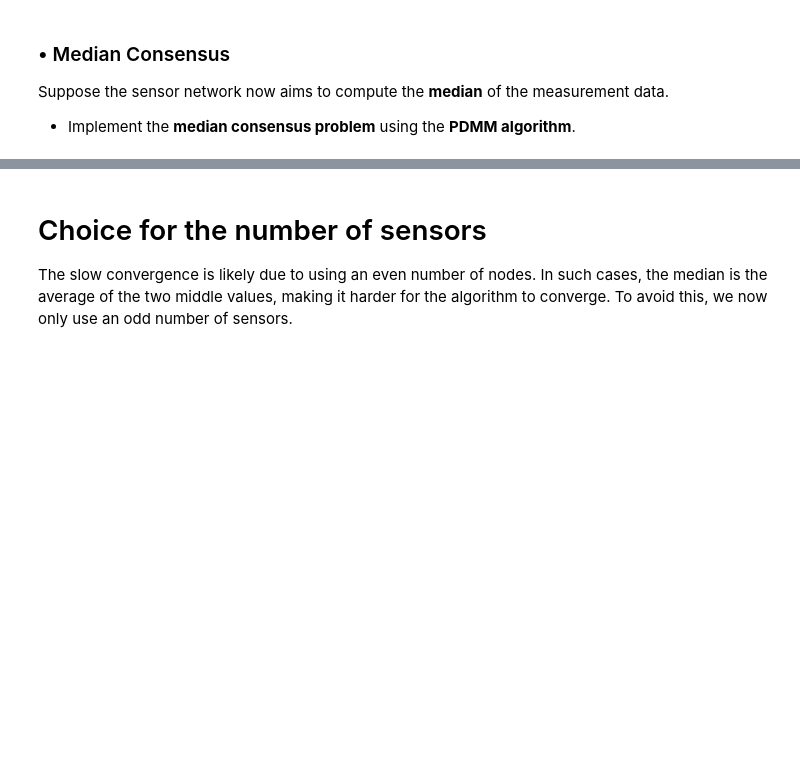
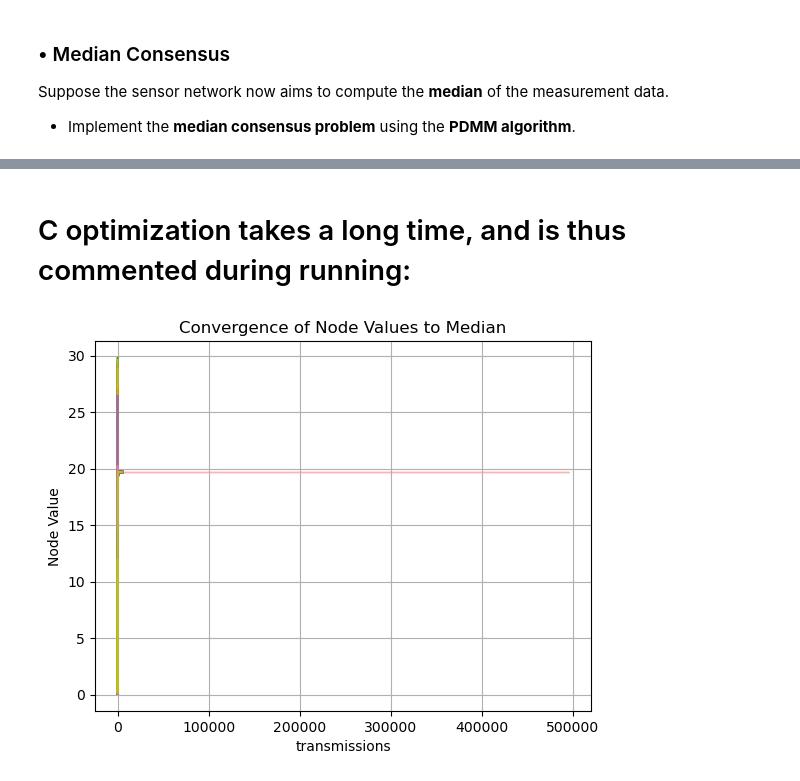
Before and after one commit to JoostJ9/EE4540-Jaspers-Hayaty, a Jupyter notebook: ee4540-assignment3.ipynb, the cells around one changed output, grey strips where cells are left out. Saved outputs shown, nothing was run; the diff lists cells and outputs as text; code cells hidden in the pictures; blank space fills up the shorter version.

```diff
--- a/ee4540-assignment3.ipynb
+++ b/ee4540-assignment3.ipynb
@@ -99,6 +102,5 @@ print(f"Converged in {tx[-1]} transmissions with final normalized error: {errors
-# %% [markdown]
-# Choice for the number of sensors
-The slow convergence is likely due to using an even number of nodes. In such cases, the median is the average of the two middle values, making it harder for the algorithm to converge. To avoid this, we now only use an odd number of sensors.
+# %% [markdown]
+# C optimization takes a long time, and is thus commented during running:
 # %%
 # AREA_WIDTH = 100  # meters
 # DIMENSION = 2
@@ -161,19 +163,23 @@ min_transmissions = min(transmissions)
 optimal_c = c[np.argmin(transmissions)]
 print(f'Minimum transmissions: {min_transmissions} for c = {optimal_c}')
 # %%
+optimal_c = 0.374  # Use the optimal c value found from the previous step
+
 # Run median consensus algorithm
 _, median_value, history, tx, errors = median_consensus(adjacency, coords_augmented[:, 2], num_iters=5000, c=optimal_c, verbose=False,
                                                 Broadcast=True, transmission_loss=0.0, min_error=1e-14)
 
 # Plot convergence of values
 plt.figure()
 plt.fill_between(tx, median_value[0], median_value[1], color='red',  alpha=0.3, label='Valid Median Interval')
 plt.plot(history, label='_nolegend_')
 plt.title('Convergence of Node Values to Median')
 plt.xlabel('transmissions')
 plt.ylabel('Node Value')
 plt.grid()
 plt.show()
+# %% [output]
+[figure, added]
 # %%
 # Now plot broadcasting pdmm and unicasting pdmm to compare
 plt.figure()
```
Also changed, not shown: parts of 6 cells of this notebook, 6 other files.
